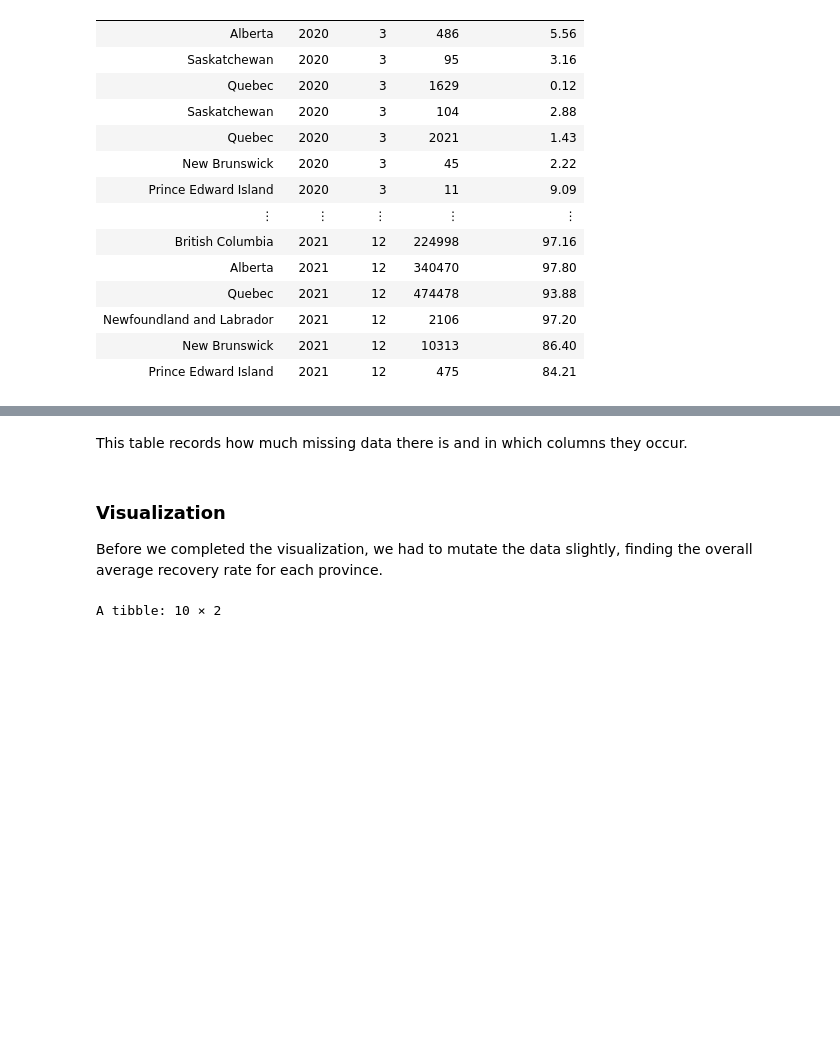
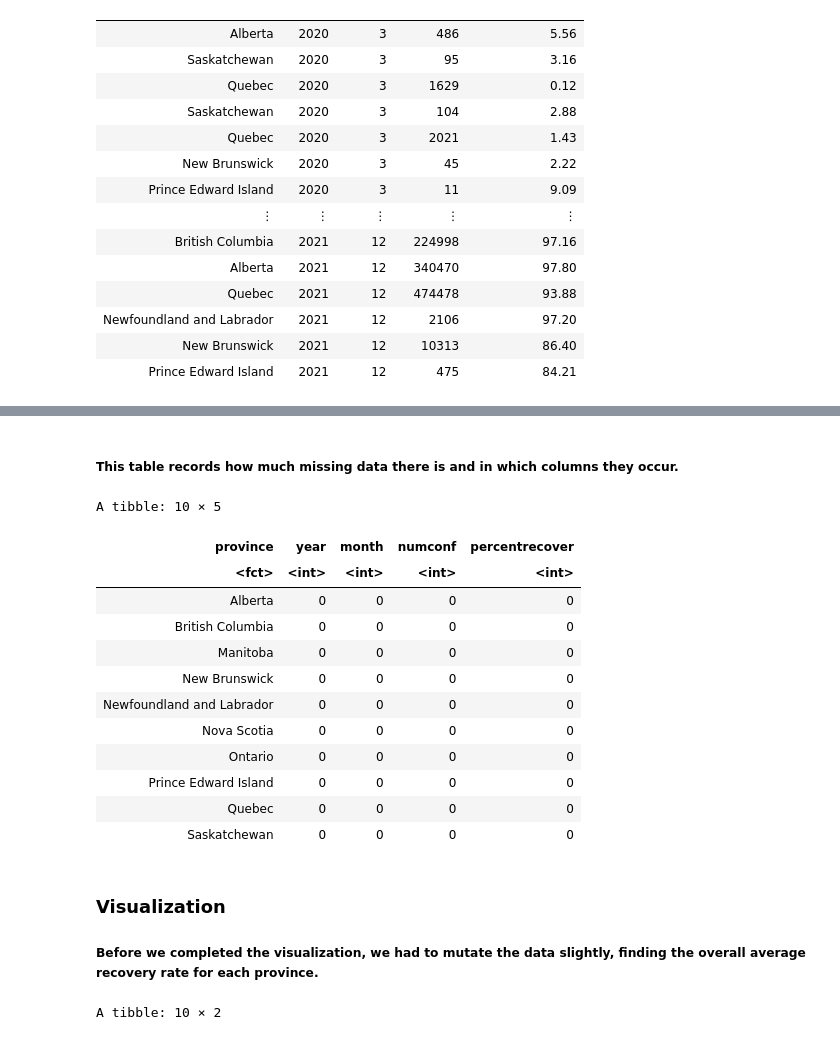
Before and after one commit to mikcblue7/dsci-100-project-group2, a Jupyter notebook: Group-2-Proposal.ipynb, the cells around one changed output, grey strips where cells are left out. Drawn from its saved outputs; the diff is of its cells as text; code cells hidden in the pictures; blank space fills up the shorter version.

```diff
--- a/Group-2-Proposal.ipynb
+++ b/Group-2-Proposal.ipynb
@@ -254,12 +303,29 @@ This table collects the number of observations for each province, ordering from
 # %% [markdown]
-This table records how much missing data there is and in which columns they occur.
+##### This table records how much missing data there is and in which columns they occur.
 # %%
 # missing <- covid_train %>% summarise_all(~ sum(is.na(.)))
 # missing
+# %%
+missing <- covid_train %>% summarise_all(~ sum(is.na(.)))
+missing
+# %% [output]
+A tibble: 10 × 5
+| province | year | month | numconf | percentrecover |
+| <fct> | <int> | <int> | <int> | <int> |
+| Alberta | 0 | 0 | 0 | 0 |
+| British Columbia | 0 | 0 | 0 | 0 |
+| Manitoba | 0 | 0 | 0 | 0 |
+| New Brunswick | 0 | 0 | 0 | 0 |
+| Newfoundland and Labrador | 0 | 0 | 0 | 0 |
+| Nova Scotia | 0 | 0 | 0 | 0 |
+| Ontario | 0 | 0 | 0 | 0 |
+| Prince Edward Island | 0 | 0 | 0 | 0 |
+| Quebec | 0 | 0 | 0 | 0 |
+| Saskatchewan | 0 | 0 | 0 | 0 |
 # %% [markdown]
 ### Visualization
 
-Before we completed the visualization, we had to mutate the data slightly, finding the overall average recovery rate for each province.
+##### Before we completed the visualization, we had to mutate the data slightly, finding the overall average recovery rate for each province.
 # %%
 options(repr.plot.width = 10, repr.plot.height = 8)
 recover_table <- covid_train |>
```
Also changed, not shown: parts of 17 cells of this notebook.
